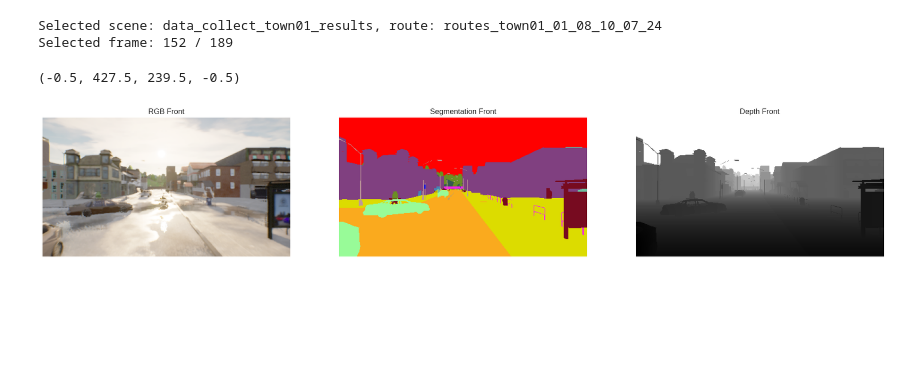
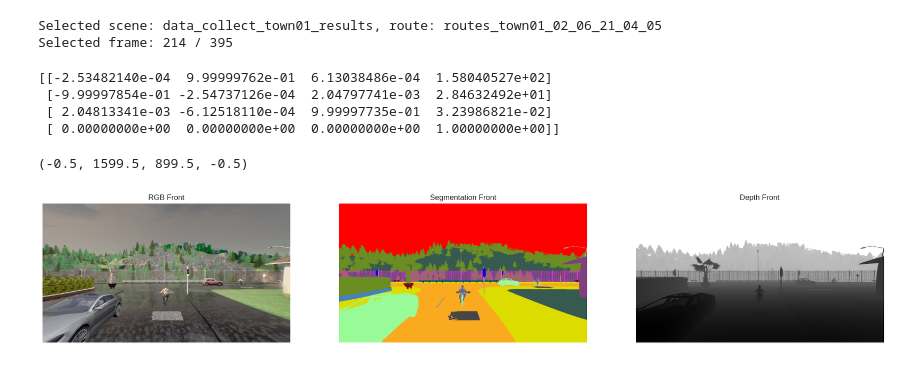
Before and after one commit to Linketic/TC-Light, a Jupyter notebook: notebooks/carla_analysis.ipynb, the cells around one changed output. Saved outputs shown, nothing was run; the diff lists cells and outputs as text; code cells hidden in the pictures; blank space fills up the shorter version.

```diff
--- a/notebooks/carla_analysis.ipynb
+++ b/notebooks/carla_analysis.ipynb
@@ -86,7 +116,7 @@ data_collect_town05_results
 # scene = random.choice(data_folders)
 # route = random.choice(os.listdir(os.path.join(data_path, scene)))
 scene = data_folders[0]
-route = sorted(os.listdir(os.path.join(data_path, scene)))[0]
+route = sorted(os.listdir(os.path.join(data_path, scene)))[2]
 scene_path = os.path.join(data_path, scene, route)
 print(f"Selected scene: {scene}, route: {route}")
 
@@ -96,35 +126,43 @@ num_frames = len(os.listdir(os.path.join(scene_path, "lidar")))
 frame_idx = random.randint(0, num_frames - 1)
 print(f"Selected frame: {frame_idx} / {num_frames}")
 # %% [output]
-Selected scene: data_collect_town01_results, route: routes_town01_01_08_10_07_24
-Selected frame: 152 / 189
+Selected scene: data_collect_town01_results, route: routes_town01_02_06_21_04_05
+Selected frame: 214 / 395
 # %%
 rgb_front = cv2.imread(os.path.join(scene_path, "rgb_front", f"{frame_idx:04d}.png"))
-seg_front = cv2.imread(os.path.join(scene_path, "seg_front", f"{frame_idx:04d}.png"))
+seg_front = cv2.imread(os.path.join(scene_path, "sem_seg_front", f"{frame_idx:04d}.png"))
 depth_front = cv2.imread(os.path.join(scene_path, "depth_front", f"{frame_idx:04d}.png"))
+with open(os.path.join(scene_path, "ego_trans_matrix", f"{frame_idx:04d}.json")) as f:
+    ego_trans_matrix = np.array(json.load(f))
+    print(ego_trans_matrix)
 normalized_depth = (depth_front[:, :, 2] + depth_front[:, :, 1] * 256.0 + depth_front[:, :, 0] * 256.0 * 256.0) / (256.0 * 256.0 * 256.0 - 1)
 normalized_depth = normalized_depth * 1000.0  # in meters
 
 bev = cv2.imread(os.path.join(scene_path, "bev", f"{frame_idx:04d}.png"))
 lidar = np.load(os.path.join(scene_path, "lidar", f"{frame_idx:04d}.npy"))
 supervision = np.load(os.path.join(scene_path, "supervision", f"{frame_idx:04d}.npy"), allow_pickle=True)
+# %% [output]
+[[-2.53482140e-04  9.99999762e-01  6.13038486e-04  1.58040527e+02]
+ [-9.99997854e-01 -2.54737126e-04  2.04797741e-03  2.84632492e+01]
+ [ 2.04813341e-03 -6.12518110e-04  9.99997735e-01  3.23986821e-02]
+ [ 0.00000000e+00  0.00000000e+00  0.00000000e+00  1.00000000e+00]]
 # %%
 plt.style.use("seaborn-v0_8-whitegrid")
 plt.figure(figsize=(24, 8))
 plt.subplot(1, 3, 1)
-plt.imshow(cv2.cvtColor(fov_transform(rgb_front), cv2.COLOR_BGR2RGB))
+plt.imshow(cv2.cvtColor(rgb_front, cv2.COLOR_BGR2RGB))
 plt.title("RGB Front")
 plt.axis("off")
 
 plt.subplot(1, 3, 2)
-plt.imshow(fov_transform(seg_label2color(seg_front)))
+plt.imshow(seg_label2color(seg_front))
 plt.title("Segmentation Front")
 plt.axis("off")
 
 plt.subplot(1, 3, 3)
-plt.imshow(fov_transform(np.log(normalized_depth)), cmap="gray")
+plt.imshow(np.log(normalized_depth), cmap="gray")
 plt.title("Depth Front")
 plt.axis("off")
 # %% [output]
-(-0.5, 427.5, 239.5, -0.5)
+(-0.5, 1599.5, 899.5, -0.5)
-[figure, old version]
+[figure, new version]
```
Also changed, not shown: parts of 8 cells of this notebook.
